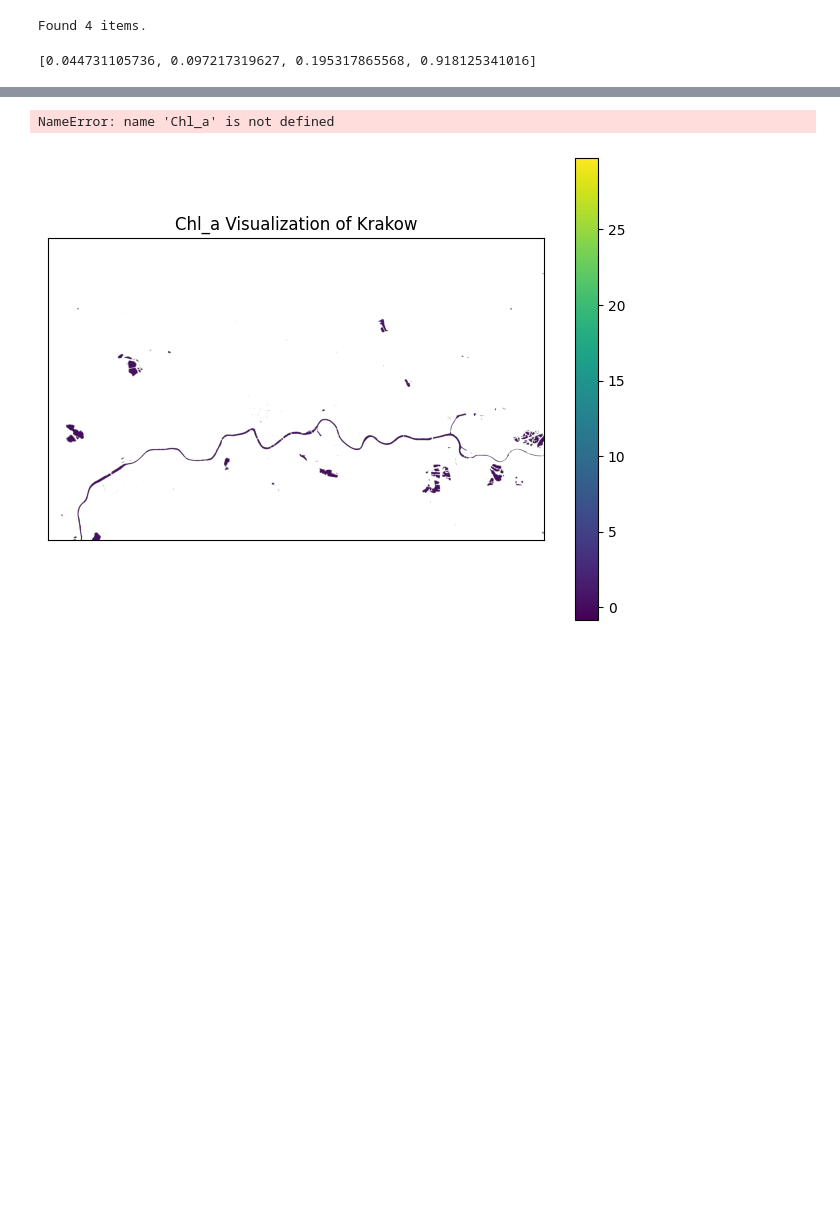
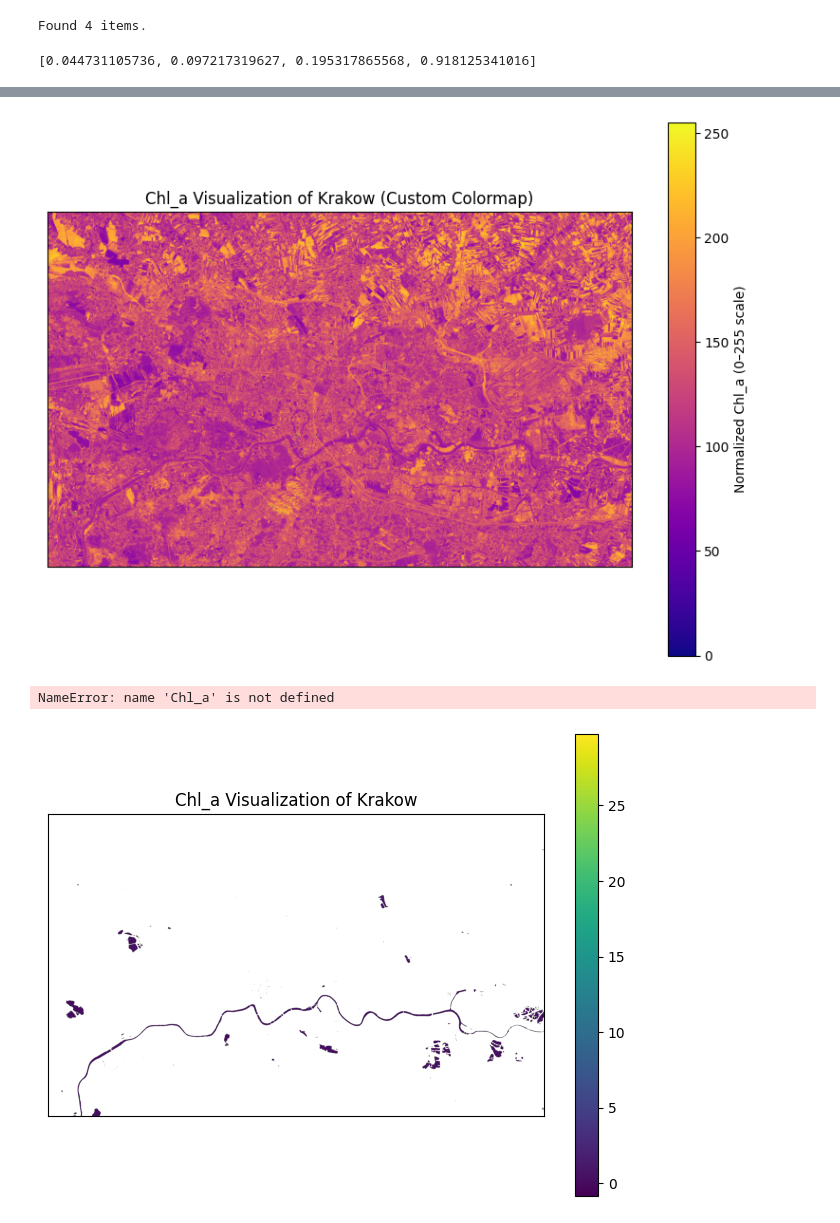
Before and after one commit to Sc00ra/K_WQ, a Jupyter notebook: szybkie indeksy wody/woda.ipynb, the cells around one changed output, grey strips where cells are left out. Saved outputs shown, nothing was run; the diff lists cells and outputs as text; code cells hidden in the pictures; blank space fills up the shorter version.

```diff
--- a/szybkie indeksy wody/woda.ipynb
+++ b/szybkie indeksy wody/woda.ipynb
@@ -126,8 +122,29 @@ plt.show()
 # %%
+import matplotlib.pyplot as plt
+from matplotlib.colors import ListedColormap
+
+normalized = ((clean_layer / 50) * 255).astype('uint8')
+
+spectral_colormap = plt.get_cmap('plasma', 256)
+se2waq_colormap = [spectral_colormap(i) for i in range(256)]
+cmap = ListedColormap(se2waq_colormap)
+
 plt.figure(figsize=(8, 6))
-plt.imshow(clean_layer, vmin=0, vmax=10000)  # Set the correct scale
-plt.colorbar()
-plt.title("Chl_a Visualization of Krakow")
+plt.imshow(normalized, cmap=cmap, vmin=0, vmax=255)
+plt.colorbar(label='Normalized Chl_a (0–255 scale)')
+plt.title("Chl_a Visualization of Krakow (Custom Colormap)")
 plt.xticks([])
 plt.yticks([])
+plt.tight_layout()
 plt.show()
+
+# Create figure and axis without ticks or labels
+fig, ax = plt.subplots(figsize=(8, 6), dpi=600)
+ax.axis('off')  # Remove axes completely
+ax.imshow(normalized, cmap=cmap, vmin=0, vmax=255)
+
+# Save with no padding or border
+fig.savefig("chl_a_map_only.png", bbox_inches='tight', pad_inches=0)
+plt.close(fig)
+# %% [output]
+[figure, added]
```
Also changed, not shown: parts of 4 cells of this notebook, 3 other files.
